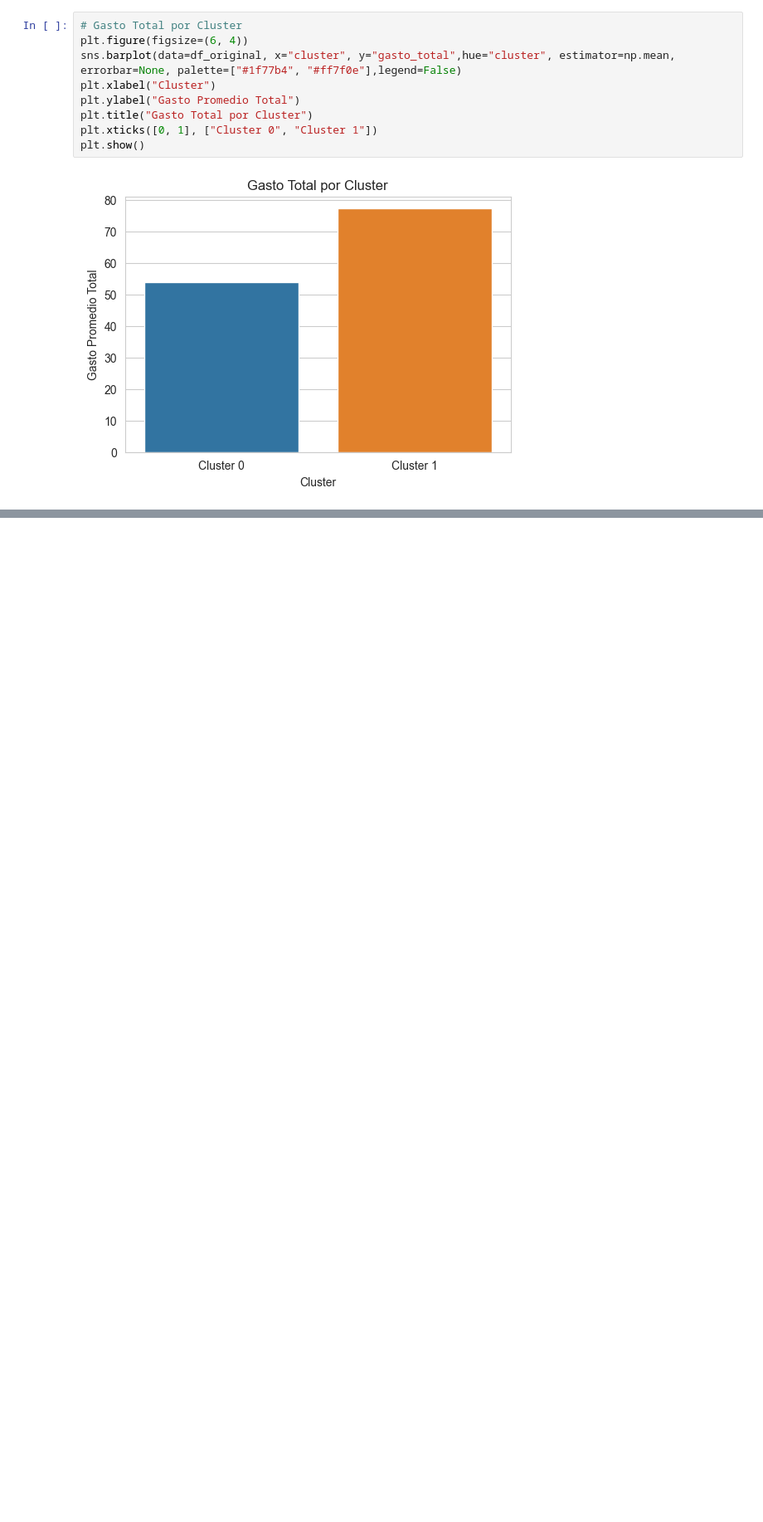
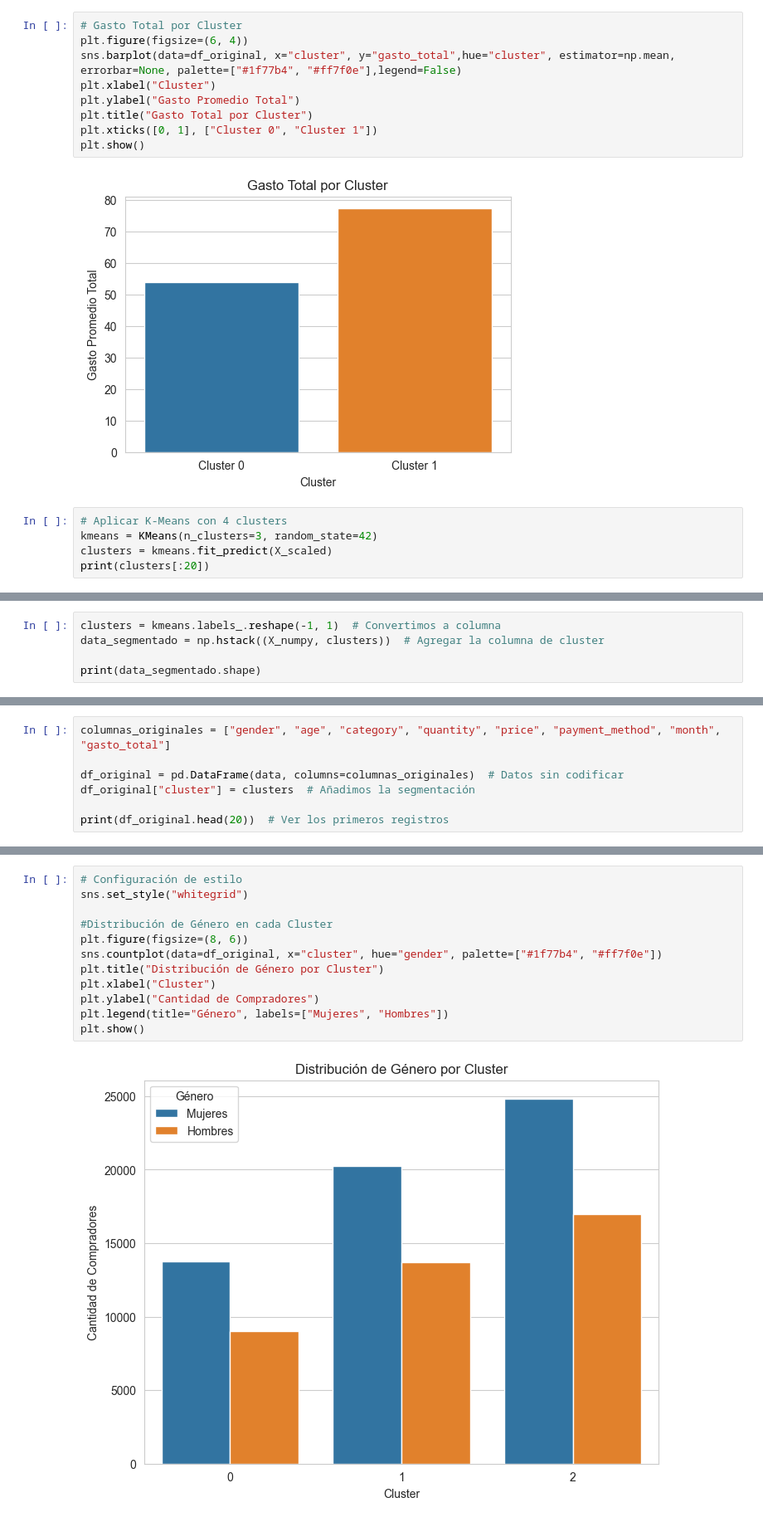
Before and after one commit to CarlosRG94/Proyecto-IA, a Jupyter notebook: segmentacion.ipynb, the cells around one changed output, grey strips where cells are left out. Shown at 83% size. Saved outputs shown, nothing was run; the diff lists cells and outputs as text; blank space fills up the shorter version.

```diff
--- a/segmentacion.ipynb
+++ b/segmentacion.ipynb
@@ -268,3 +282,8 @@ plt.xticks([0, 1], ["Cluster 0", "Cluster 1"])
 plt.show()
 # %% [output]
 [figure]
+# %%
+# Aplicar K-Means con 4 clusters
+kmeans = KMeans(n_clusters=3, random_state=42)
+clusters = kmeans.fit_predict(X_scaled)
+print(clusters[:20])
@@ -270,0 +292,5 @@ plt.show()
+# %%
+clusters = kmeans.labels_.reshape(-1, 1)  # Convertimos a columna
+data_segmentado = np.hstack((X_numpy, clusters))  # Agregar la columna de cluster
+
+print(data_segmentado.shape)
@@ -270,0 +299,7 @@ plt.show()
+# %%
+columnas_originales = ["gender", "age", "category", "quantity", "price", "payment_method", "month", "gasto_total"]
+
+df_original = pd.DataFrame(data, columns=columnas_originales)  # Datos sin codificar
+df_original["cluster"] = clusters  # Añadimos la segmentación
+
+print(df_original.head(20))  # Ver los primeros registros
@@ -270,0 +391,14 @@ plt.show()
+# %%
+# Configuración de estilo
+sns.set_style("whitegrid")
+
+#Distribución de Género en cada Cluster
+plt.figure(figsize=(8, 6))
+sns.countplot(data=df_original, x="cluster", hue="gender", palette=["#1f77b4", "#ff7f0e"])
+plt.title("Distribución de Género por Cluster")
+plt.xlabel("Cluster")
+plt.ylabel("Cantidad de Compradores")
+plt.legend(title="Género", labels=["Mujeres", "Hombres"])
+plt.show()
+# %% [output]
+[figure, added]
```
Also changed, not shown: parts of 26 cells of this notebook.
